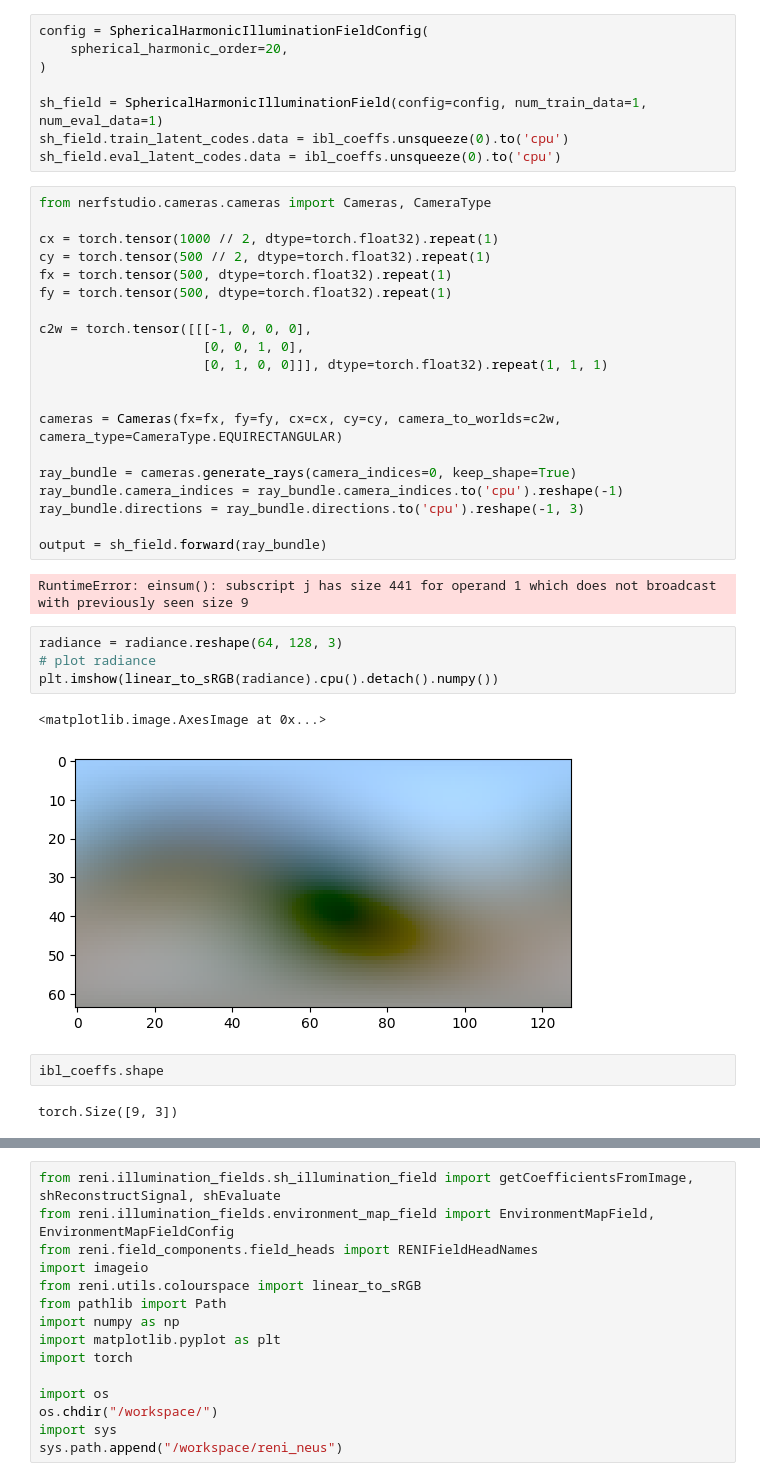
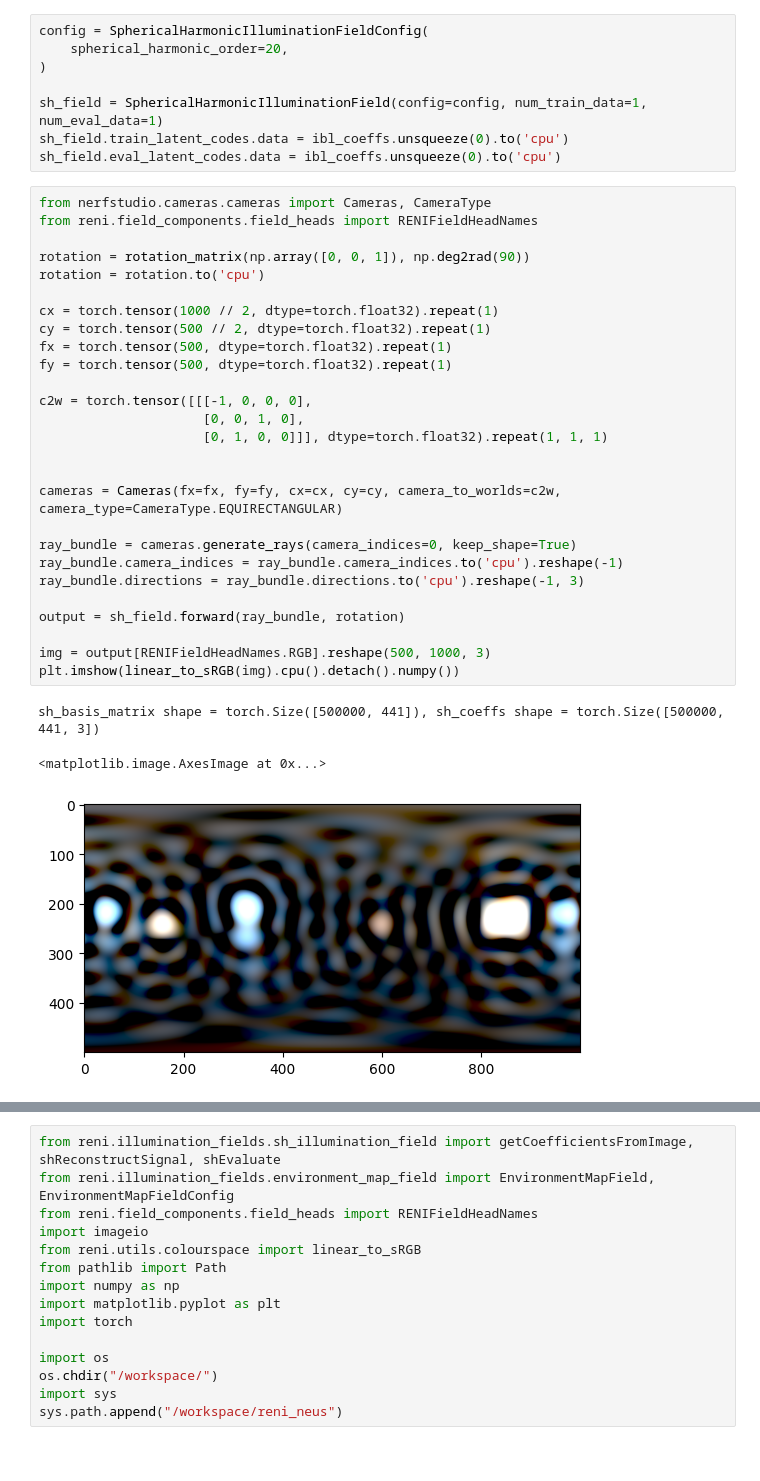
Before and after one commit to JADGardner/ns_reni, a Jupyter notebook: reni/notebooks/reni_tests.ipynb, the cells around one changed output, grey strips where cells are left out. Saved outputs shown, nothing was run; the diff lists cells and outputs as text.

```diff
--- a/reni/notebooks/reni_tests.ipynb
+++ b/reni/notebooks/reni_tests.ipynb
@@ -211,34 +203,32 @@ sh_field.train_latent_codes.data = ibl_coeffs.unsqueeze(0).to('cpu')
 sh_field.eval_latent_codes.data = ibl_coeffs.unsqueeze(0).to('cpu')
 # %%
 from nerfstudio.cameras.cameras import Cameras, CameraType
+from reni.field_components.field_heads import RENIFieldHeadNames
+
+rotation = rotation_matrix(np.array([0, 0, 1]), np.deg2rad(90))
+rotation = rotation.to('cpu')
 
 cx = torch.tensor(1000 // 2, dtype=torch.float32).repeat(1)
 cy = torch.tensor(500 // 2, dtype=torch.float32).repeat(1)
 fx = torch.tensor(500, dtype=torch.float32).repeat(1)
 fy = torch.tensor(500, dtype=torch.float32).repeat(1)
 
 c2w = torch.tensor([[[-1, 0, 0, 0],
                      [0, 0, 1, 0],
                      [0, 1, 0, 0]]], dtype=torch.float32).repeat(1, 1, 1)
 
 
 cameras = Cameras(fx=fx, fy=fy, cx=cx, cy=cy, camera_to_worlds=c2w, camera_type=CameraType.EQUIRECTANGULAR)
 
 ray_bundle = cameras.generate_rays(camera_indices=0, keep_shape=True)
 ray_bundle.camera_indices = ray_bundle.camera_indices.to('cpu').reshape(-1)
 ray_bundle.directions = ray_bundle.directions.to('cpu').reshape(-1, 3)
 
-output = sh_field.forward(ray_bundle)
+output = sh_field.forward(ray_bundle, rotation)
+
+img = output[RENIFieldHeadNames.RGB].reshape(500, 1000, 3)
+plt.imshow(linear_to_sRGB(img).cpu().detach().numpy())
 # %% [output]
-RuntimeError: einsum(): subscript j has size 441 for operand 1 which does not broadcast with previously seen size 9
+sh_basis_matrix shape = torch.Size([500000, 441]), sh_coeffs shape = torch.Size([500000, 441, 3])
+<matplotlib.image.AxesImage at 0x...>
+[figure, added]
-# %%
-radiance = radiance.reshape(64, 128, 3)
-# plot radiance
-plt.imshow(linear_to_sRGB(radiance).cpu().detach().numpy())
-# %% [output]
-<matplotlib.image.AxesImage at 0x...>
-[figure, removed]
-# %%
-ibl_coeffs.shape
-# %% [output]
-torch.Size([9, 3])
```
Also changed, not shown: parts of 16 cells of this notebook, 13 other files.
